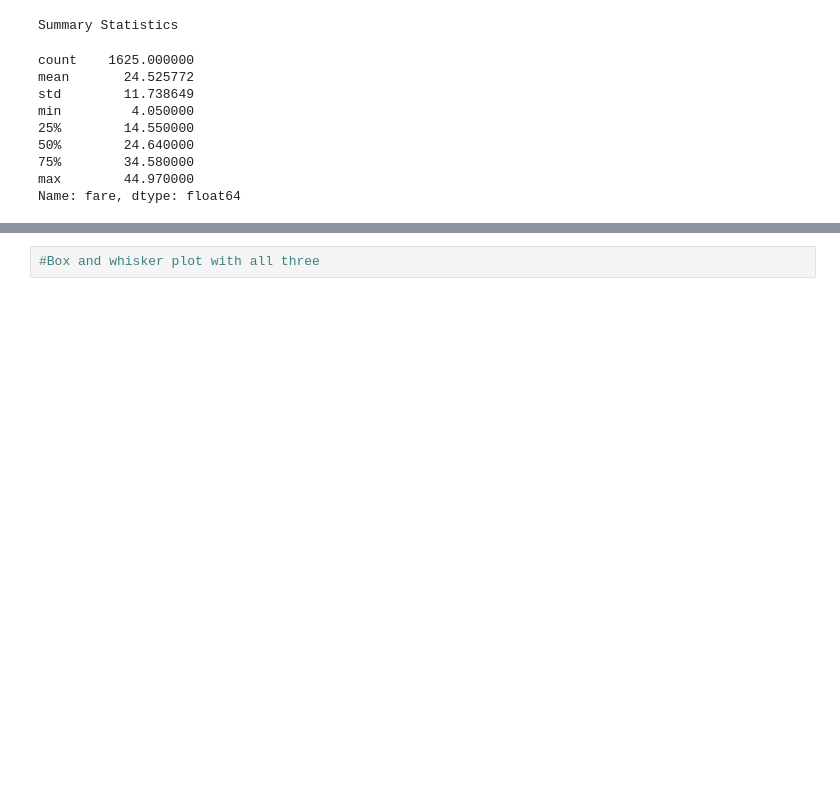
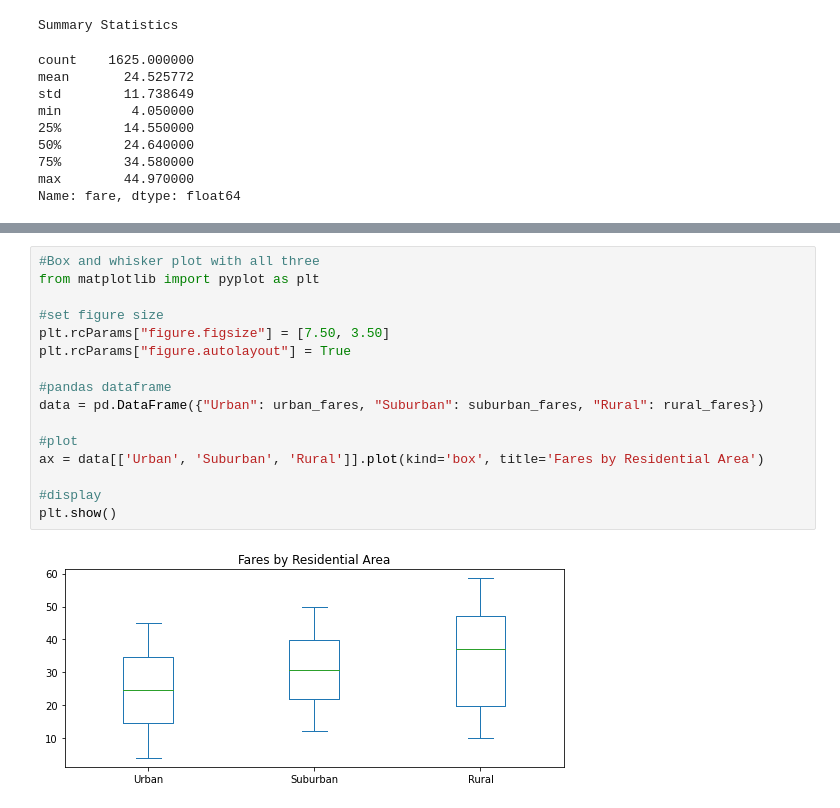
Before and after one commit to nguyenauloi/PyBer_Analysis, a Jupyter notebook: PyBer.ipynb, the cells around one changed output, grey strips where cells are left out. Cells and saved outputs as stored; diff of their text form; blank space fills up the shorter version.

```diff
--- a/PyBer.ipynb
+++ b/PyBer.ipynb
@@ -741,6 +741,22 @@ max        44.970000
 Name: fare, dtype: float64
 # %%
 #Box and whisker plot with all three
+from matplotlib import pyplot as plt
+
+#set figure size
+plt.rcParams["figure.figsize"] = [7.50, 3.50]
+plt.rcParams["figure.autolayout"] = True
+
+#pandas dataframe
+data = pd.DataFrame({"Urban": urban_fares, "Suburban": suburban_fares, "Rural": rural_fares})
+
+#plot
+ax = data[['Urban', 'Suburban', 'Rural']].plot(kind='box', title='Fares by Residential Area')
+
+#display
+plt.show()
+# %% [output]
+[figure, added]
 # %%
 # Create the box-and-whisker plot for the urban driver count data.
 x_labels = ["Urban"]
```
Also changed, not shown: parts of 11 cells of this notebook, 1 other file.
